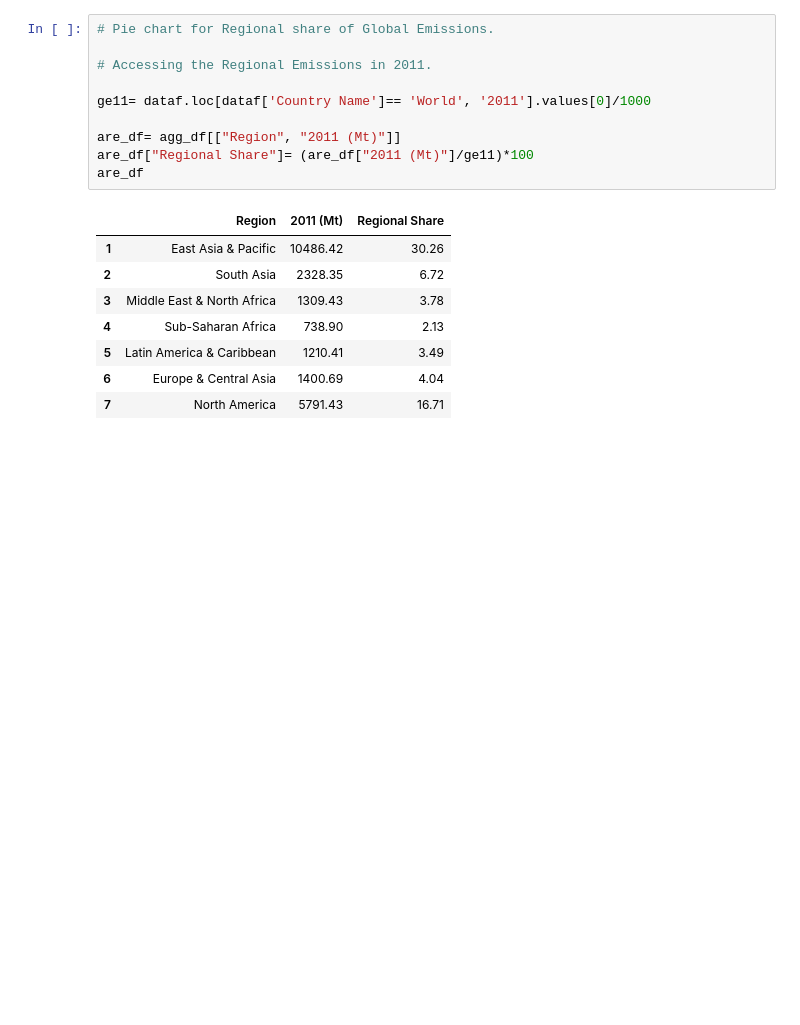
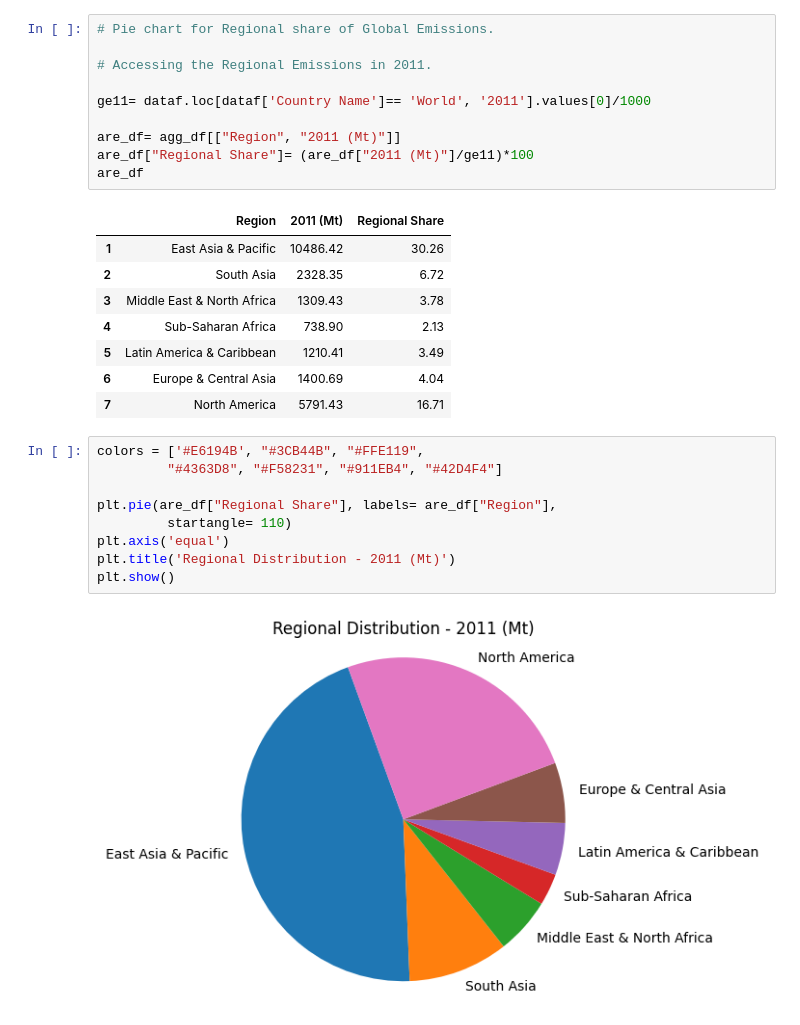
Before and after one commit to sanaullah525/Global-CO2-Emissions-Data-Analysis-Project, a Jupyter notebook: datapr.ipynb, the cells around one changed output. Cells and saved outputs as stored; diff of their text form; blank space fills up the shorter version.

Commit message:
Adding a pie chart

```diff
--- a/datapr.ipynb
+++ b/datapr.ipynb
@@ -479,3 +479,14 @@ are_df
 | 5 | Latin America & Caribbean | 1210.41 | 3.49 |
 | 6 | Europe & Central Asia | 1400.69 | 4.04 |
 | 7 | North America | 5791.43 | 16.71 |
+# %%
+colors = ['#E6194B', "#3CB44B", "#FFE119",
+         "#4363D8", "#F58231", "#911EB4", "#42D4F4"]
+
+plt.pie(are_df["Regional Share"], labels= are_df["Region"],
+         startangle= 110)
+plt.axis('equal')
+plt.title('Regional Distribution - 2011 (Mt)')
+plt.show()
+# %% [output]
+[figure, added]
```
